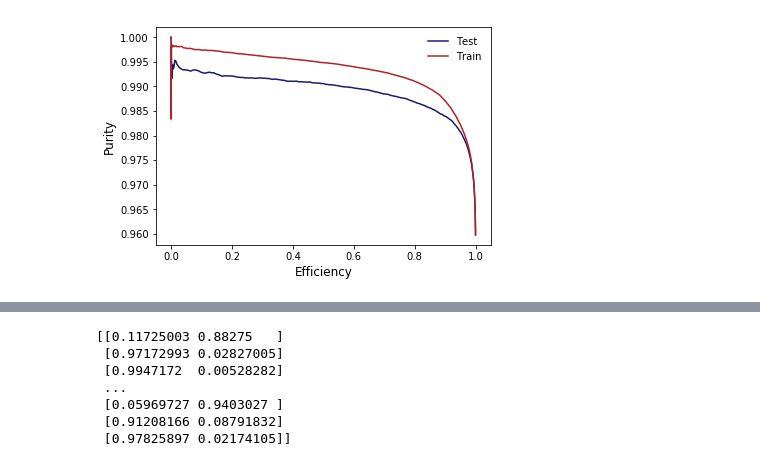
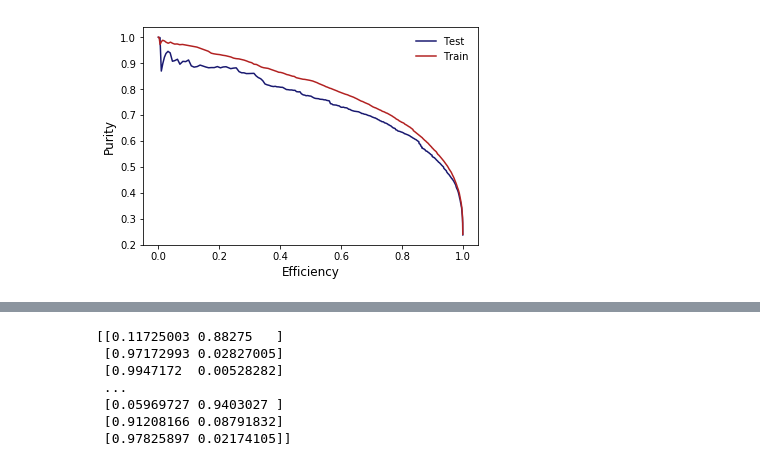
Before and after one commit to kawaho/XGBoost-for-HtoEMu, a Jupyter notebook: training.ipynb, the cells around one changed output, grey strips where cells are left out. Saved outputs shown, nothing was run; the diff lists cells and outputs as text; code cells hidden in the pictures.

```diff
--- a/training.ipynb
+++ b/training.ipynb
@@ -18,5 +20,5 @@ nthreads = multiprocessing.cpu_count()
 # %%
-data = pd.read_csv('output0_gg.csv', delimiter=';', skiprows=1)
+data = pd.read_csv('output2_gg.csv', delimiter=';', skiprows=1)
 print ('finish loading from csv ')
 print('Size of data: {}'.format(data.shape))
 print('Number of events: {}'.format(data.shape[0]))
@@ -51,8 +53,12 @@ Y = data['label']
 
 # split data into train and test sets
 seed = 123
-test_size = 0.2
+test_size = 0.20
 X_train, X_test, y_train, y_test = train_test_split(X, Y, test_size=test_size, random_state=seed)
 
 #Rescale signal weight to bkg weight
-sig_to_bkg_ratio = X_train.loc[X_train['label'] == 0]['weight'].sum()/X_train.loc[X_train['label'] == 1]['weight'].sum()
+total_bkg_train_weights = X_train.loc[X_train['label'] == 0]['weight'].sum()
+total_sig_train_weights = X_train.loc[X_train['label'] == 1]['weight'].sum()
+sig_to_bkg_ratio = total_bkg_train_weights/total_sig_train_weights if total_bkg_train_weights > total_sig_train_weights else total_sig_train_weights/total_bkg_train_weights
+print total_bkg_train_weights, total_sig_train_weights
+print sig_to_bkg_ratio
@@ -59,7 +68,7 @@ sig_to_bkg_ratio = X_train.loc[X_train['label'] == 0]['weight'].sum()/X_train.lo
 # %%
-feature_names = ['e_met_mT_per_M', 'm_met_mT_per_M', 'mPt_Per_e_m_Mass', 'ePt_Per_e_m_Mass', 'emPt', 'MetEt', 'DeltaEta_e_m', 'e_m_PZeta', 'emEta']
-#feature_names = ['e_met_mT_per_M', 'm_met_mT_per_M', 'mPt_Per_e_m_Mass', 'ePt_Per_e_m_Mass', 'emPt', 'MetEt', 'DeltaEta_e_m', 'e_m_PZeta', 'emEta', 'j1Pt', 'DeltaEta_em_j1', 'j1Eta', 'R_pT']
-#feature_names = ['mPt_Per_e_m_Mass', 'ePt_Per_e_m_Mass', 'emPt', 'MetEt', 'DeltaR_e_m', 'emEta', 'j1Pt', 'j1Eta', 'R_pT', 'j2Pt', 'j2Eta', 'DeltaEta_j1_j2', 'j1_j2_mass', 'pT_cen_ver3', 'DeltaR_em_j1j2']
+#feature_names = ['e_met_mT_per_M', 'm_met_mT_per_M', 'mPt_Per_e_m_Mass', 'ePt_Per_e_m_Mass', 'emPt', 'MetEt', 'DeltaR_e_m', 'e_m_PZeta', 'emEta']
+#feature_names = ['e_met_mT_per_M', 'm_met_mT_per_M', 'mPt_Per_e_m_Mass', 'ePt_Per_e_m_Mass', 'emPt', 'MetEt', 'DeltaR_e_m', 'emEta', 'j1Pt', 'DeltaR_em_j1', 'j1Eta', 'R_pT']
+feature_names = ['mPt_Per_e_m_Mass', 'ePt_Per_e_m_Mass', 'emPt', 'MetEt', 'DeltaR_e_m', 'emEta', 'j1Pt', 'j1Eta', 'R_pT', 'j2Pt', 'j2Eta', 'DeltaEta_j1_j2', 'j1_j2_mass', 'pT_cen_ver3', 'DeltaR_em_j1j2', 'Zeppenfeld_ver2']
 # %%
 # Train with the default model to select features
 tic = time.time()
@@ -215,28 +412,65 @@ AUC of testing set: 0.821565
 # %%
 #Additional overtraining test
 cuts = np.linspace(0,1,500);
 #testing set
 nsignal_test = np.zeros(len(cuts));
 nbackground_test = np.zeros(len(cuts));
+#Get predictions from trained mode
+predictions_sig_test = model.predict_proba(X_test.loc[X_test['label'] == 1][feature_names])
+predictions_bkg_test = model.predict_proba(X_test.loc[X_test['label'] == 0][feature_names])
+
+predictions_sig_train = model.predict_proba(X_train.loc[X_train['label'] == 1][feature_names])
+predictions_bkg_train = model.predict_proba(X_train.loc[X_train['label'] == 0][feature_names])
+
+weights_sig_test = X_test.loc[X_test['label'] == 1]['weight'].to_numpy()
+weights_bkg_test = X_test.loc[X_test['label'] == 0]['weight'].to_numpy()
+weights_sig_train = X_train.loc[X_train['label'] == 1]['weight'].to_numpy()
+weights_bkg_train = X_train.loc[X_train['label'] == 0]['weight'].to_numpy()
+
+# weights_sig_test[weights_sig_test<0] = 0
+# weights_bkg_test[weights_bkg_test<0] = 0
+# weights_sig_train[weights_sig_train<0] = 0
+# weights_bkg_train[weights_bkg_train<0] = 0
+
 for i,cut in enumerate(cuts):
-    nsignal_test[i] = len(np.where(predictions_sig_test[:,1] > cut)[0]);
-    nbackground_test[i] = len(np.where(predictions_bkg_test[:,1] > cut)[0]);
+    sig_loc = np.where(predictions_sig_test[:,1] > cut)[0]
+    bkg_loc = np.where(predictions_bkg_test[:,1] > cut)[0]
+    nsignal_test[i] = weights_sig_test[sig_loc].sum()
+    nbackground_test[i] = weights_bkg_test[bkg_loc].sum()
+# unweighted
+#     nsignal_test[i] = len(np.where(predictions_sig_test[:,1] > cut)[0]);
+#     nbackground_test[i] = len(np.where(predictions_bkg_test[:,1] > cut)[0]);
+
 #training set
 nsignal_train = np.zeros(len(cuts));
 nbackground_train = np.zeros(len(cuts));
 for i,cut in enumerate(cuts):
-    nsignal_train[i] = len(np.where(predictions_sig_train[:,1] > cut)[0]);
-    nbackground_train[i] = len(np.where(predictions_bkg_train[:,1] > cut)[0]);
+    sig_loc = np.where(predictions_sig_train[:,1] > cut)[0]
+    bkg_loc = np.where(predictions_bkg_train[:,1] > cut)[0]
+    nsignal_train[i] = weights_sig_train[sig_loc].sum()
+    nbackground_train[i] = weights_bkg_train[bkg_loc].sum()
+# unweighted
+#     nsignal_train[i] = len(np.where(predictions_sig_train[:,1] > cut)[0]);
+#     nbackground_train[i] = len(np.where(predictions_bkg_train[:,1] > cut)[0]);
 # plot efficiency vs. purity (ROC curve)
 plt.figure();
-plt.plot(nsignal_test/len(X_test[X_test.label == 1]),nsignal_test/(nsignal_test + nbackground_test),'-',color='midnightblue', label='Test');
-plt.plot(nsignal_train/len(X_train[X_train.label == 1]),nsignal_train/(nsignal_train + nbackground_train),'-',color='firebrick', label='Train');
+purity_test = nsignal_test/(nsignal_test + nbackground_test)
+purity_train = nsignal_train/(nsignal_train + nbackground_train)
+purity_test[np.isnan(purity_test)] = 1
+purity_train[np.isnan(purity_train)] = 1
+
+plt.plot(nsignal_test/weights_sig_test.sum(), purity_test,'-',color='midnightblue', label='Test');
+plt.plot(nsignal_train/weights_sig_train.sum(), purity_train,'-',color='firebrick', label='Train');
+
+# unweighted
+# plt.plot(nsignal_test/len(X_test[X_test.label == 1]), nsignal_test/(nsignal_test + nbackground_test),'-',color='midnightblue', label='Test');
+# plt.plot(nsignal_train/len(X_train[X_train.label == 1]),nsignal_train/(nsignal_train + nbackground_train),'-',color='firebrick', label='Train');
 # make the plot readable
 plt.xlabel('Efficiency',fontsize=12);
 plt.ylabel('Purity',fontsize=12);
 plt.legend(frameon=False);
 # %% [output]
-[figure, old version]
+[figure, new version]
 # %%
 #Check the feature ranking again with the best model
 
```
Also changed, not shown: parts of 13 cells of this notebook.
